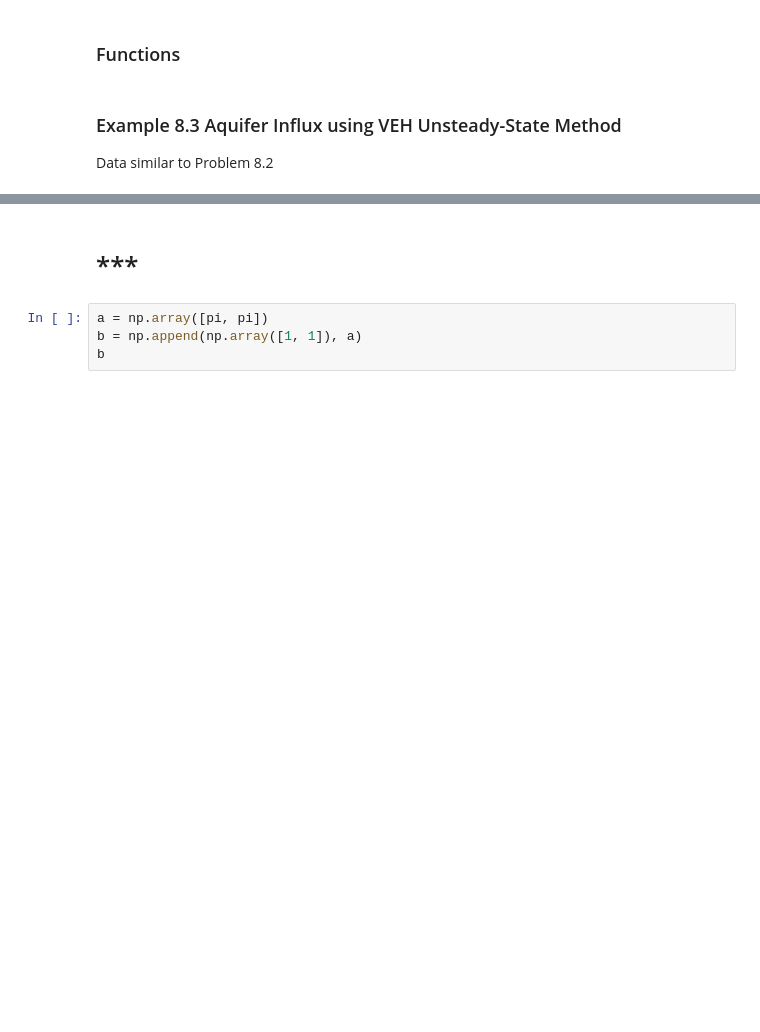
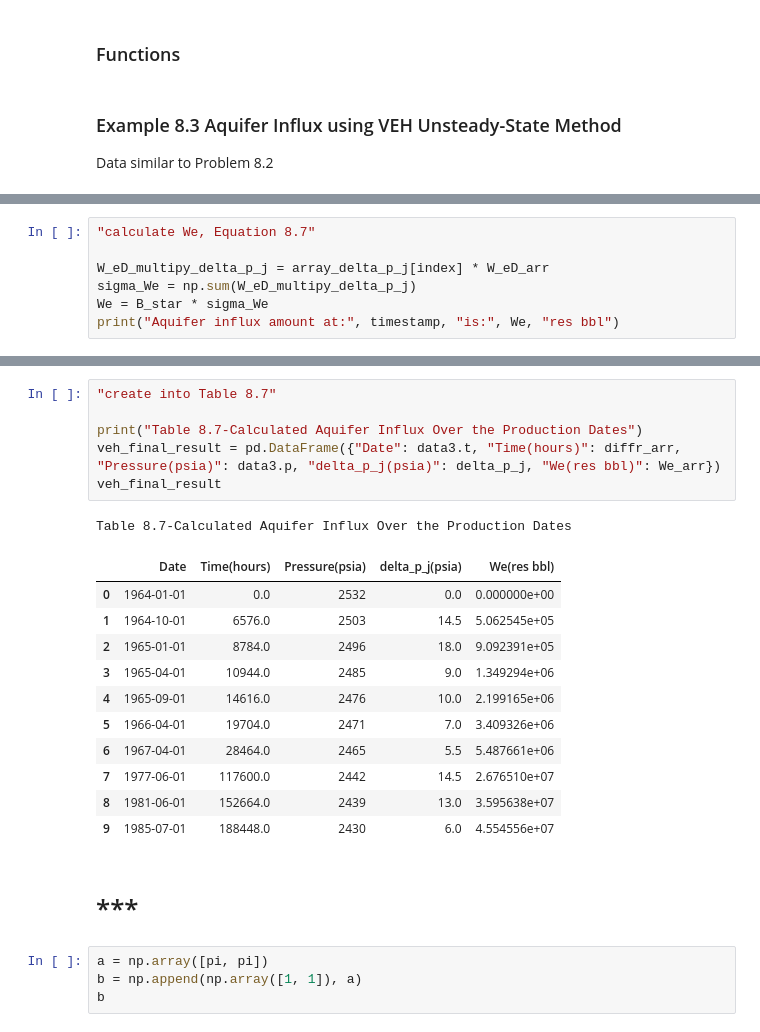
Before and after one commit to yohanesnuwara/reservoir-engineering, a Jupyter notebook: Unit 8 Aquifer Influx/notebook/8_examples.ipynb, the cells around one changed output, grey strips where cells are left out. Saved outputs shown, nothing was run; the diff lists cells and outputs as text; blank space fills up the shorter version.

```diff
--- a/Unit 8 Aquifer Influx/notebook/8_examples.ipynb
+++ b/Unit 8 Aquifer Influx/notebook/8_examples.ipynb
@@ -367,0 +387,7 @@ Table 8.6-Calculated Times Associated with Pressure Drops at: 1985-07-01 00:00:0
+# %%
+"calculate We, Equation 8.7"
+
+W_eD_multipy_delta_p_j = array_delta_p_j[index] * W_eD_arr
+sigma_We = np.sum(W_eD_multipy_delta_p_j)
+We = B_star * sigma_We
+print("Aquifer influx amount at:", timestamp, "is:", We, "res bbl")
@@ -368,3 +449,22 @@ Table 8.6-Calculated Times Associated with Pressure Drops at: 1985-07-01 00:00:0
+# %%
+"create into Table 8.7"
+
+print("Table 8.7-Calculated Aquifer Influx Over the Production Dates")
+veh_final_result = pd.DataFrame({"Date": data3.t, "Time(hours)": diffr_arr, "Pressure(psia)": data3.p, "delta_p_j(psia)": delta_p_j, "We(res bbl)": We_arr})
+veh_final_result
+# %% [output]
+Table 8.7-Calculated Aquifer Influx Over the Production Dates
+|  | Date | Time(hours) | Pressure(psia) | delta_p_j(psia) | We(res bbl) |
+| 0 | 1964-01-01 | 0.0 | 2532 | 0.0 | 0.000000e+00 |
+| 1 | 1964-10-01 | 6576.0 | 2503 | 14.5 | 5.062545e+05 |
+| 2 | 1965-01-01 | 8784.0 | 2496 | 18.0 | 9.092391e+05 |
+| 3 | 1965-04-01 | 10944.0 | 2485 | 9.0 | 1.349294e+06 |
+| 4 | 1965-09-01 | 14616.0 | 2476 | 10.0 | 2.199165e+06 |
+| 5 | 1966-04-01 | 19704.0 | 2471 | 7.0 | 3.409326e+06 |
+| 6 | 1967-04-01 | 28464.0 | 2465 | 5.5 | 5.487661e+06 |
+| 7 | 1977-06-01 | 117600.0 | 2442 | 14.5 | 2.676510e+07 |
+| 8 | 1981-06-01 | 152664.0 | 2439 | 13.0 | 3.595638e+07 |
+| 9 | 1985-07-01 | 188448.0 | 2430 | 6.0 | 4.554556e+07 |
 # %% [markdown]
 # ***
 # %%
```
Also changed, not shown: parts of 6 cells of this notebook.
